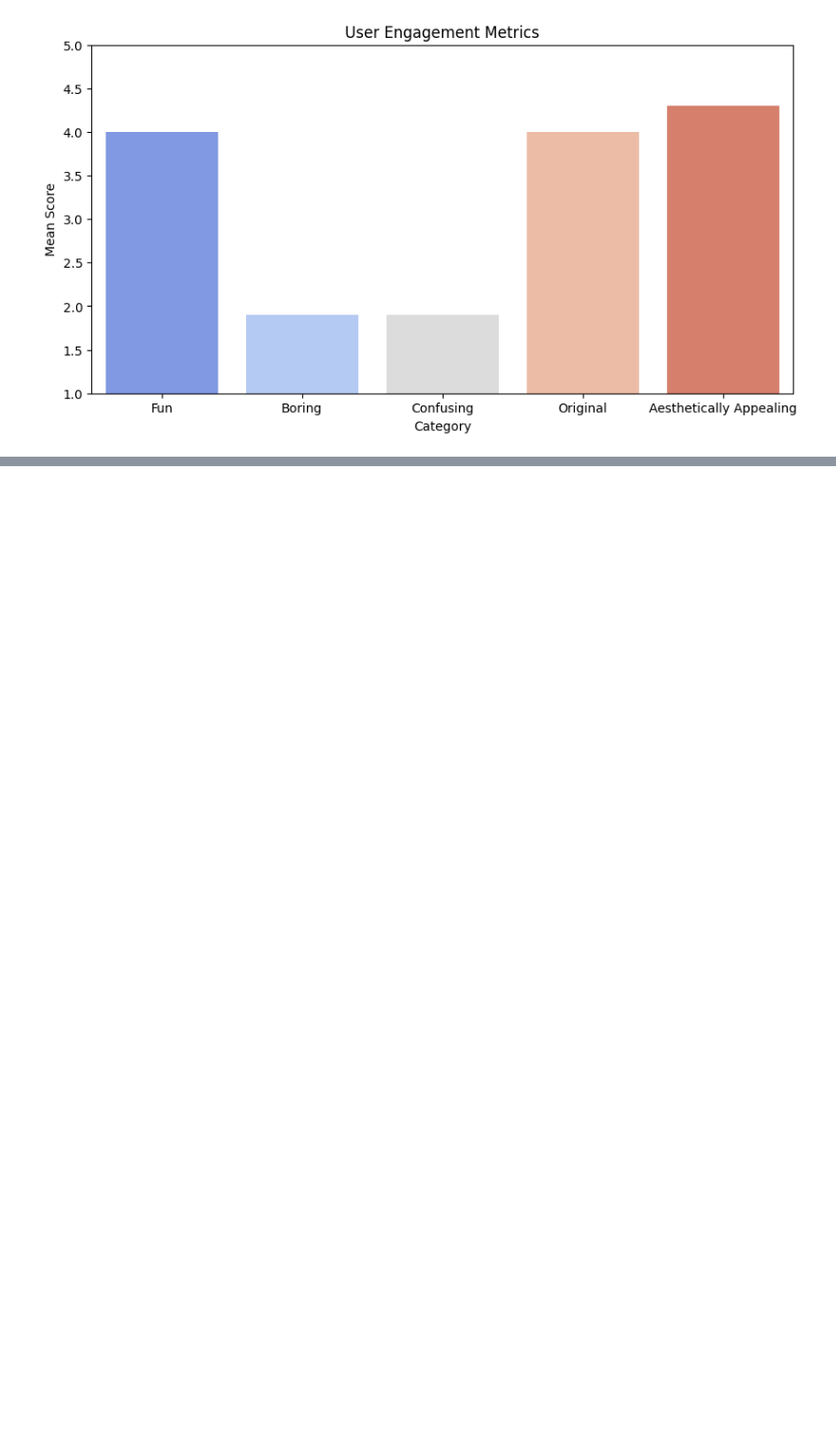
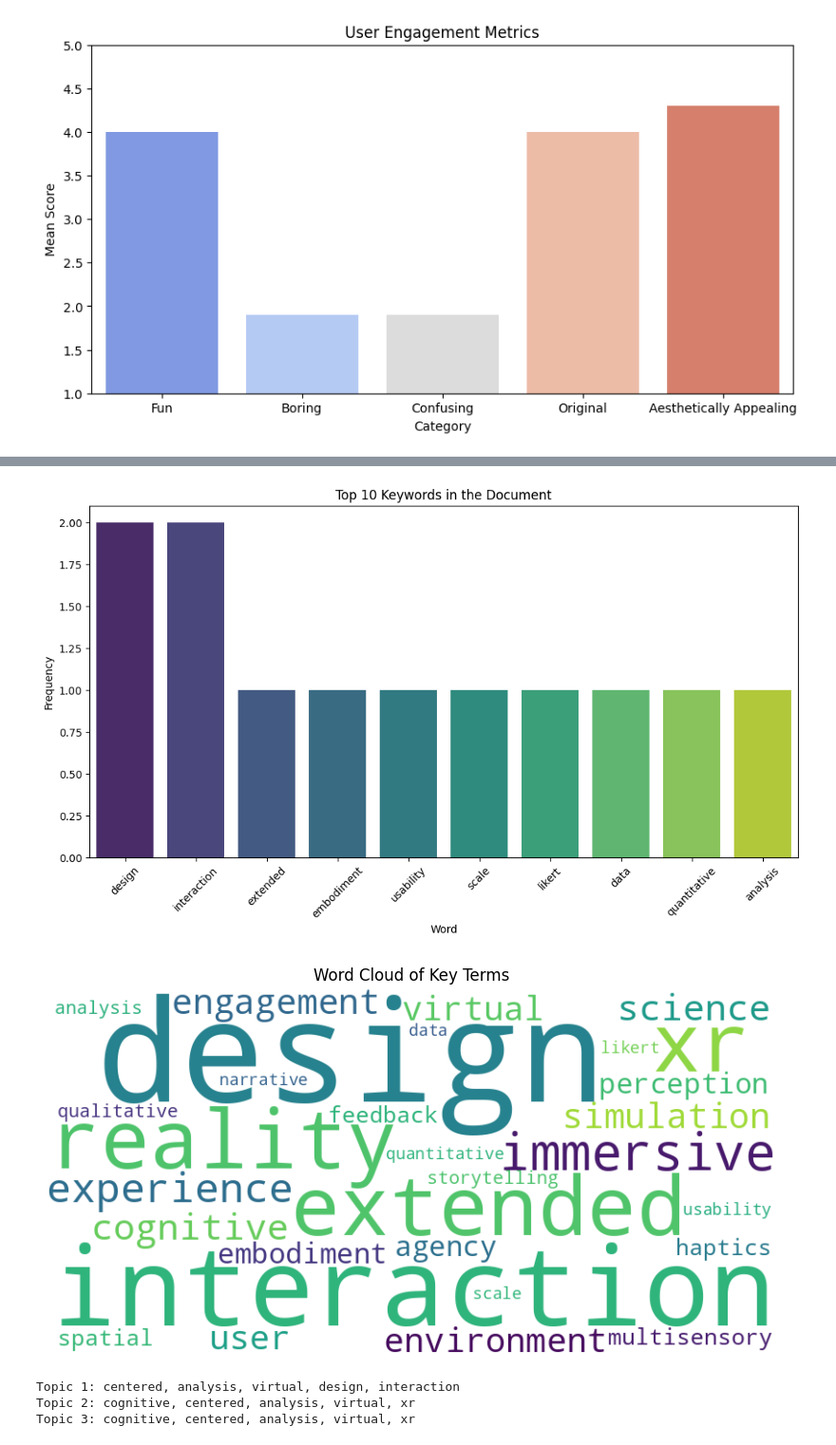
Before and after one commit to alxmx/portfolio-alex-rosado, a Jupyter notebook: data_analysis_ploting__MED7.ipynb, the cells around one changed output, grey strips where cells are left out. Shown at 95% size. Cells and saved outputs as stored; diff of their text form; code cells hidden in the pictures; blank space fills up the shorter version.

```diff
--- a/data_analysis_ploting__MED7.ipynb
+++ b/data_analysis_ploting__MED7.ipynb
@@ -69,0 +70,63 @@ plt.show()
+# %%
+import nltk
+import matplotlib.pyplot as plt
+import seaborn as sns
+import pandas as pd
+from nltk.corpus import stopwords
+from nltk.tokenize import word_tokenize
+from collections import Counter
+from wordcloud import WordCloud
+from sklearn.feature_extraction.text import CountVectorizer
+from sklearn.decomposition import LatentDirichletAllocation
+
+# Sample extracted text from the document
+document_text = """Extended Reality (XR), immersive experience, human-centered design, cognitive science,
+interaction, engagement, simulation, virtual environment, user perception, agency, embodiment,
+multisensory, spatial interaction, feedback, haptics, storytelling, qualitative analysis,
+quantitative data, Likert scale, usability, narrative design"""
+
+# Download necessary NLTK resources
+nltk.download('punkt')
+nltk.download('stopwords')
+nltk.download('punkt_tab') # Download the punkt_tab resource
+
+# Tokenization and Cleaning
+stop_words = set(stopwords.words('english'))
+tokens = word_tokenize(document_text.lower())
+filtered_words = [word for word in tokens if word.isalpha() and word not in stop_words]
+
+# Count Word Frequencies
+word_counts = Counter(filtered_words)
+df_words = pd.DataFrame(word_counts.items(), columns=['Word', 'Frequency']).sort_values(by="Frequency", ascending=False)
+
+# Visualization 1: Bar Chart for Most Frequent Words
+plt.figure(figsize=(12,6))
+sns.barplot(x=df_words['Word'][:10], y=df_words['Frequency'][:10], palette="viridis")
+plt.xticks(rotation=45)
+plt.title("Top 10 Keywords in the Document")
+plt.show()
+
+# Visualization 2: Word Cloud
+wordcloud = WordCloud(width=800, height=400, background_color="white").generate(" ".join(filtered_words))
+plt.figure(figsize=(10,5))
+plt.imshow(wordcloud, interpolation="bilinear")
+plt.axis("off")
+plt.title("Word Cloud of Key Terms")
+plt.show()
+
+# Topic Modeling with LDA
+vectorizer = CountVectorizer(max_df=1.0, stop_words='english') # Change max_df to 1.0
+X = vectorizer.fit_transform([document_text])
+lda = LatentDirichletAllocation(n_components=3, random_state=42)
+lda.fit(X)
+
+# Extracting Topics
+terms = vectorizer.get_feature_names_out()
+topics = []
+for idx, topic in enumerate(lda.components_):
+    topics.append([terms[i] for i in topic.argsort()[-5:]])
+
+# Display Topics
+for i, topic in enumerate(topics):
+    print(f"Topic {i+1}: {', '.join(topic)}")
+# %% [output]
@@ -69,0 +143,5 @@ plt.show()
+[figure, added]
+[figure, added]
+Topic 1: centered, analysis, virtual, design, interaction
+Topic 2: cognitive, centered, analysis, virtual, xr
+Topic 3: cognitive, centered, analysis, virtual, xr
```
Also changed, not shown: parts of 4 cells of this notebook.
